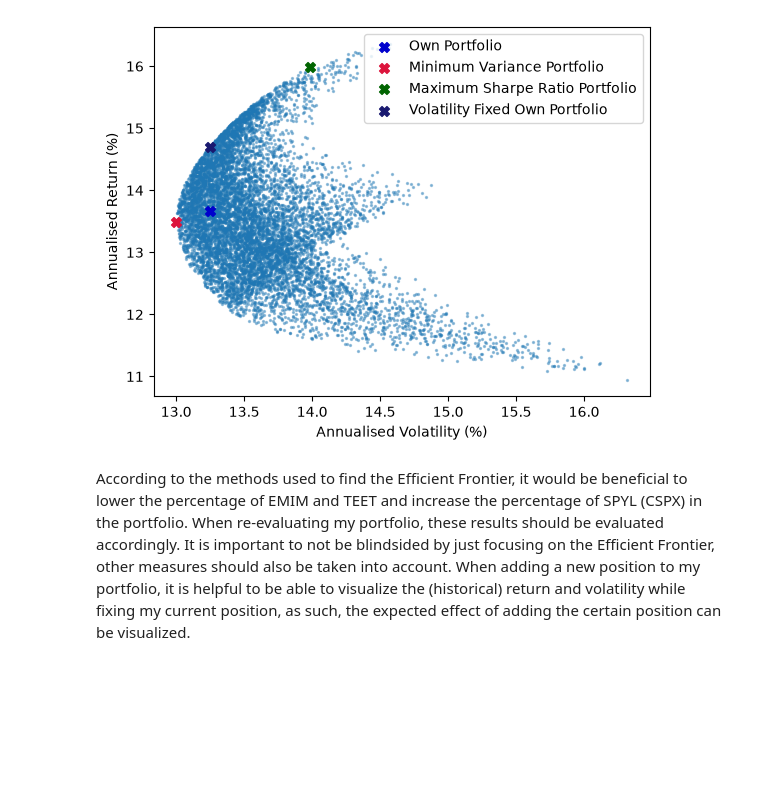
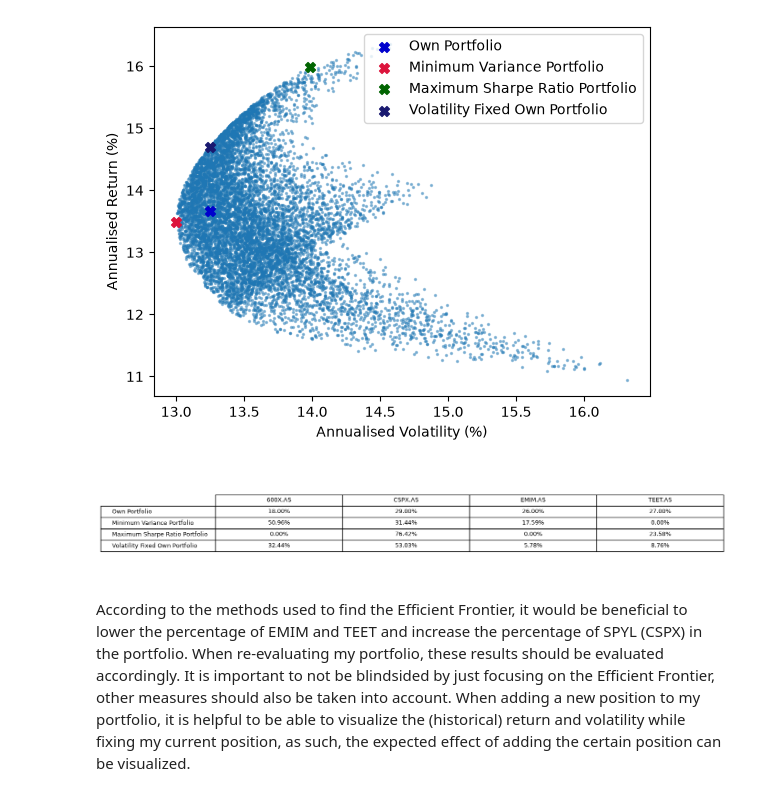
Before and after one commit to ThijsvdLeemkolk/quant-finance, a Jupyter notebook: notebooks/00_efficient_frontier.ipynb, the cells around one changed output. Saved outputs shown, nothing was run; the diff lists cells and outputs as text; code cells hidden in the pictures; blank space fills up the shorter version.

Commit message:
Add updated table to support image

```diff
--- a/notebooks/00_efficient_frontier.ipynb
+++ b/notebooks/00_efficient_frontier.ipynb
@@ -81,7 +81,19 @@ plt.show()
 [figure]
 # %%
 table = pd.DataFrame([own_weights, wmv.x, wms.x, volfix.x], index=['Own Portfolio', 'Minimum Variance Portfolio', 'Maximum Sharpe Ratio Portfolio', 'Volatility Fixed Own Portfolio'], columns=symbols)
-table.style.format('{:.1%}')
-fig.savefig('00_1.png', dpi=200, bbox_inches='tight')
+cell_values = (table * 100).map(lambda x: f'{x:.2f}%')
+
+fig, ax = plt.subplots(figsize=(12, 3))
+ax.axis('off')
+
+tbl = ax.table( cellText=cell_values.values, colLabels=table.columns, rowLabels=table.index, cellLoc='center', loc='center')
+tbl.set_fontsize(9)
+tbl.scale(1.2, 1.5)
+
+fig.canvas.draw()
+fig.savefig('../images/00_1.png', dpi=400, bbox_inches='tight')
+plt.show()
+# %% [output]
+[figure, added]
 # %% [markdown]
 According to the methods used to find the Efficient Frontier, it would be beneficial to lower the percentage of EMIM and TEET and increase the percentage of SPYL (CSPX) in the portfolio. When re-evaluating my portfolio, these results should be evaluated accordingly. It is important to not be blindsided by just focusing on the Efficient Frontier, other measures should also be taken into account. When adding a new position to my portfolio, it is helpful to be able to visualize the (historical) return and volatility while fixing my current position, as such, the expected effect of adding the certain position can be visualized.
```
Also changed, not shown: parts of 1 cell of this notebook, 2 other files.
